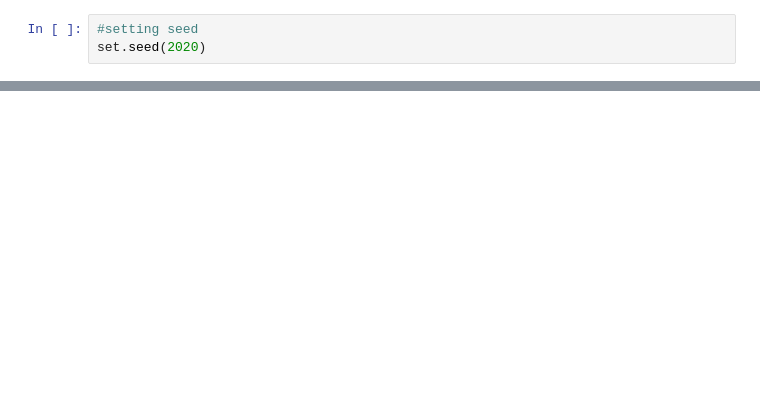
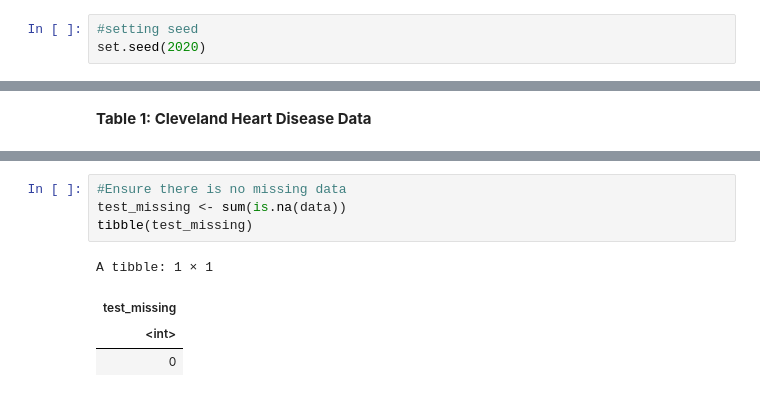
Before and after one commit to BeesKneezz/dsci_100_2023_group_7, a Jupyter notebook: data_analysis.ipynb, the cells around one changed output, grey strips where cells are left out. Saved outputs shown, nothing was run; the diff lists cells and outputs as text; blank space fills up the shorter version.

```diff
--- a/data_analysis.ipynb
+++ b/data_analysis.ipynb
@@ -30,3 +45,5 @@ set.seed(2020)
+# %% [markdown]
+**Table 1: Cleveland Heart Disease Data**
 # %%
 # importing in data and adding column names
 data <- read_csv("https://raw.githubusercontent.com/BeesKneezz/dsci_100_2023_group_7/main/data/processed.cleveland.data", col_names = FALSE)
@@ -51,3 +68,12 @@ A spec_tbl_df: 303 × 14
 | 57 | 1 | 4 | 130 | 131 | 0 | 0 | 115 | 1 | 1.2 | 2 | 1.0 | ... |
 | 57 | 0 | 2 | 130 | 236 | 0 | 2 | 174 | 0 | 0.0 | 2 | 1.0 | ... |
 | 38 | 1 | 3 | 138 | 175 | 0 | 0 | 173 | 0 | 0.0 | 1 | ? | ... |
+# %%
+#Ensure there is no missing data
+test_missing <- sum(is.na(data))
+tibble(test_missing)
+# %% [output]
+A tibble: 1 × 1
+| test_missing |
+| <int> |
+| 0 |
```
Also changed, not shown: parts of 15 cells of this notebook.
